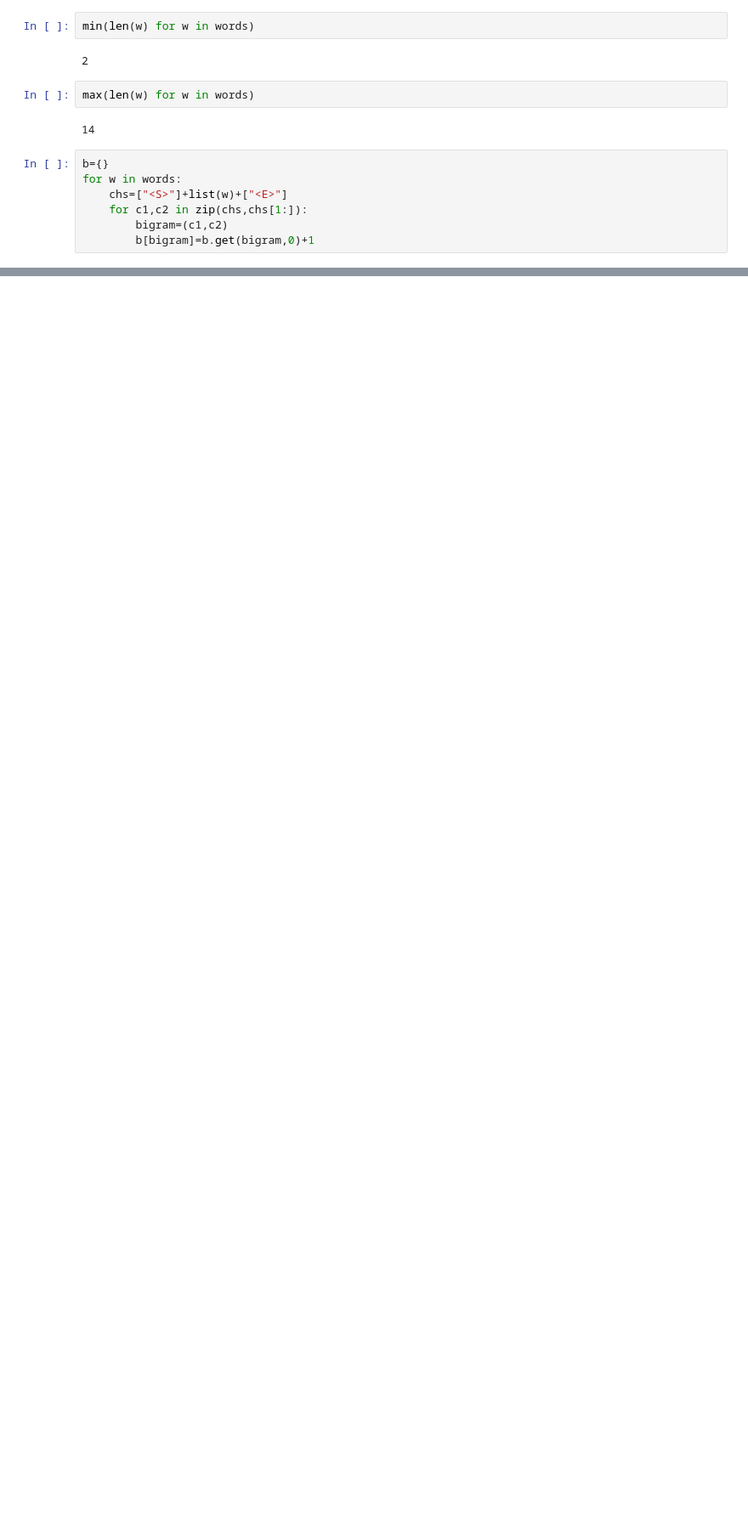
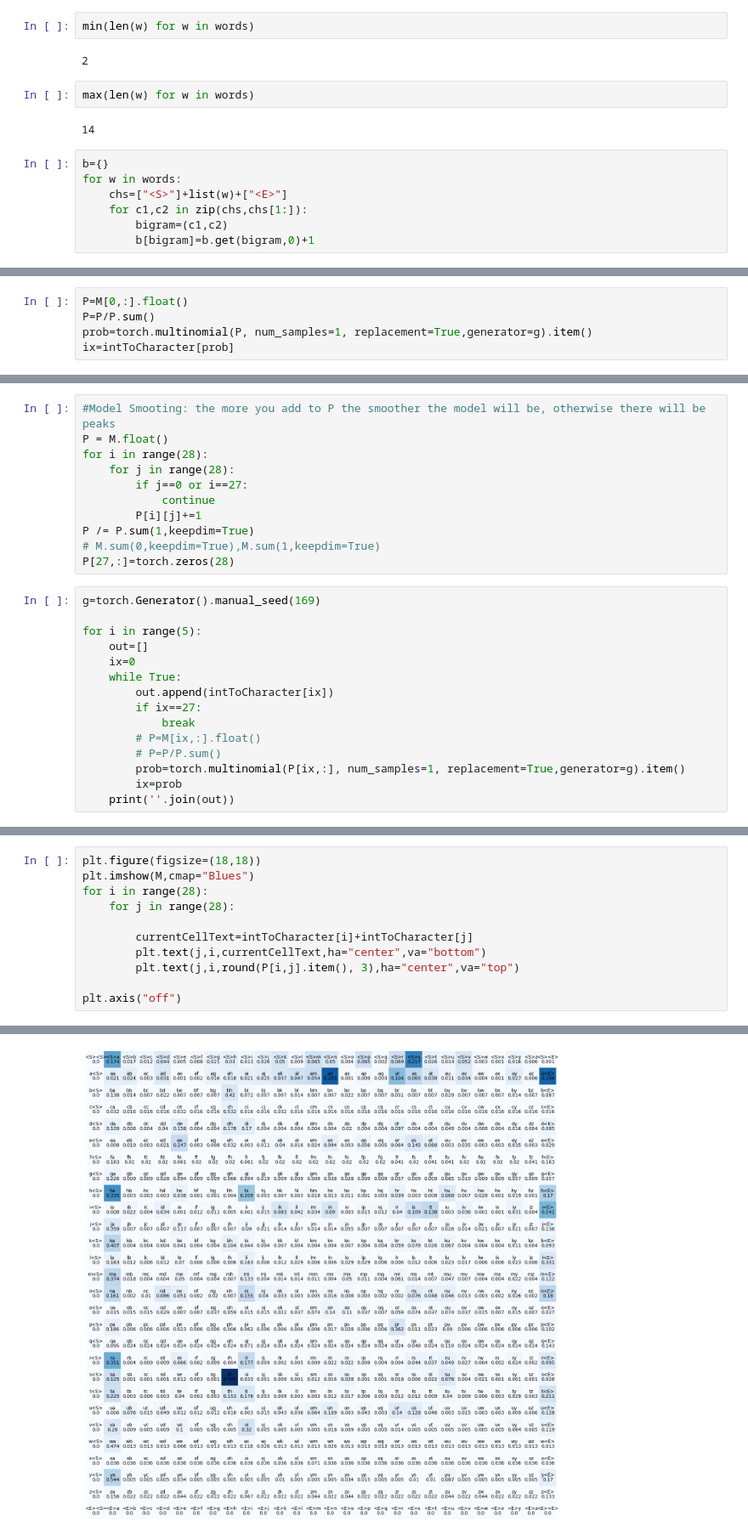
Before and after one commit to 0x41head/kaggle-playground, a Jupyter notebook: makemore-1.ipynb, the cells around one changed output, grey strips where cells are left out. Shown at 85% size. Drawn from its saved outputs; the diff is of its cells as text; blank space fills up the shorter version.

```diff
--- a/makemore-1.ipynb
+++ b/makemore-1.ipynb
@@ -39,0 +96,5 @@ sorted(b.items(),key=lambda k: -k[1])[:5]
+# %%
+P=M[0,:].float()
+P=P/P.sum()
+prob=torch.multinomial(P, num_samples=1, replacement=True,generator=g).item()
+ix=intToCharacter[prob]
@@ -39,0 +105,26 @@ sorted(b.items(),key=lambda k: -k[1])[:5]
+# %%
+#Model Smooting: the more you add to P the smoother the model will be, otherwise there will be peaks
+P = M.float()
+for i in range(28):
+    for j in range(28):
+        if j==0 or i==27:
+            continue
+        P[i][j]+=1
+P /= P.sum(1,keepdim=True)
+# M.sum(0,keepdim=True),M.sum(1,keepdim=True)
+P[27,:]=torch.zeros(28)
+# %%
+g=torch.Generator().manual_seed(169)
+
+for i in range(5):
+    out=[]
+    ix=0
+    while True:
+        out.append(intToCharacter[ix])
+        if ix==27:
+            break
+        # P=M[ix,:].float()
+        # P=P/P.sum()
+        prob=torch.multinomial(P[ix,:], num_samples=1, replacement=True,generator=g).item()
+        ix=prob
+    print(''.join(out))
@@ -39,0 +137,12 @@ sorted(b.items(),key=lambda k: -k[1])[:5]
+# %%
+plt.figure(figsize=(18,18))
+plt.imshow(M,cmap="Blues")
+for i in range(28):
+    for j in range(28):
+
+        currentCellText=intToCharacter[i]+intToCharacter[j]
+        plt.text(j,i,currentCellText,ha="center",va="bottom")
+        plt.text(j,i,round(P[i,j].item(), 3),ha="center",va="top")
+
+plt.axis("off")
+# %% [output]
@@ -39,0 +150 @@ sorted(b.items(),key=lambda k: -k[1])[:5]
+[figure, added]
```
Also changed, not shown: parts of 23 cells of this notebook.
